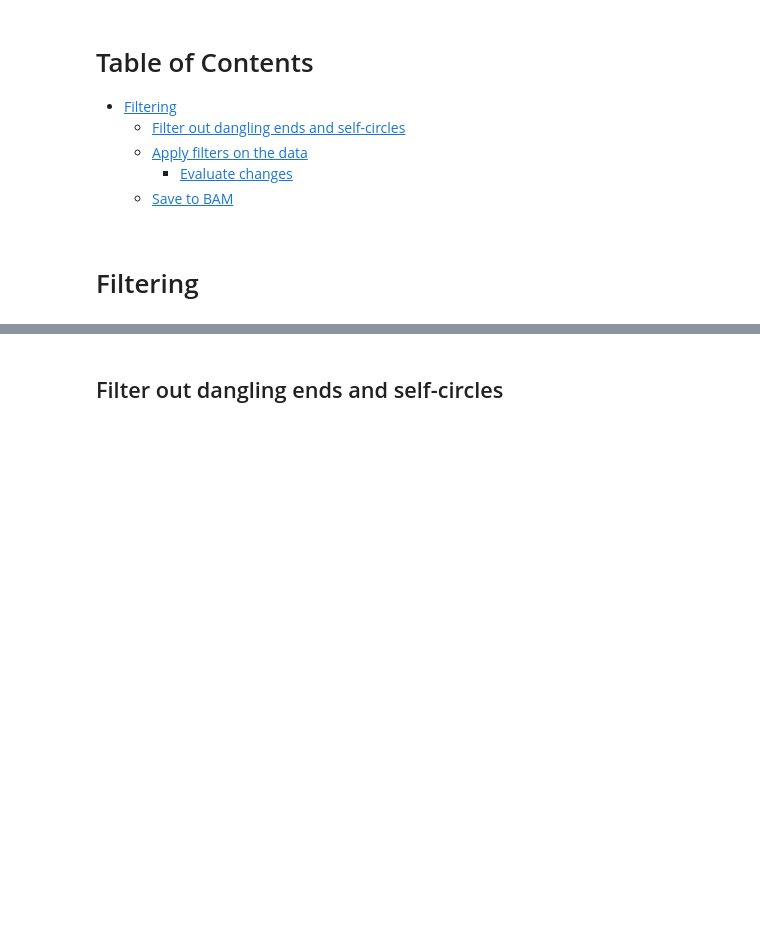
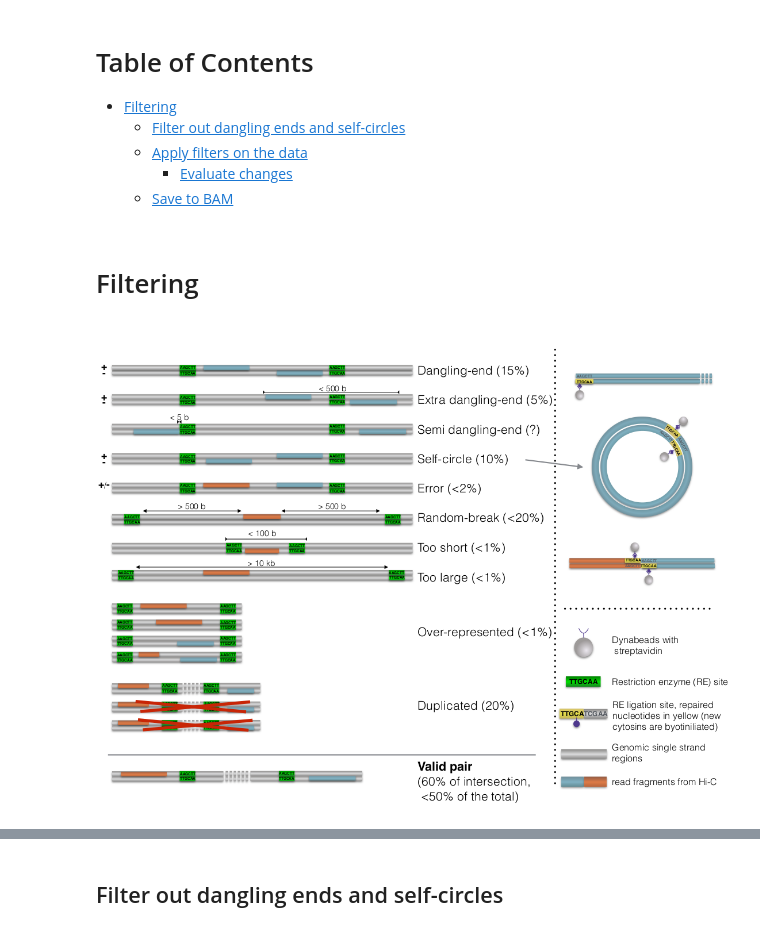
Before and after one commit to 3DGenomes/3DAROC, a Jupyter notebook: Notebooks/03-Filtering mapped reads.ipynb, the cells around one changed output, grey strips where cells are left out. Saved outputs shown, nothing was run; the diff lists cells and outputs as text; code cells hidden in the pictures; blank space fills up the shorter version.

```diff
--- a/Notebooks/03-Filtering mapped reads.ipynb
+++ b/Notebooks/03-Filtering mapped reads.ipynb
@@ -3,3 +3,8 @@
 <div class="toc" style="margin-top: 1em;"><ul class="toc-item"><li><span><a href="#Filtering" data-toc-modified-id="Filtering-1">Filtering</a></span><ul class="toc-item"><li><span><a href="#Filter-out-dangling-ends-and-self-circles" data-toc-modified-id="Filter-out-dangling-ends-and-self-circles-1.1">Filter out dangling ends and self-circles</a></span></li><li><span><a href="#Apply-filters-on-the-data" data-toc-modified-id="Apply-filters-on-the-data-1.2">Apply filters on the data</a></span><ul class="toc-item"><li><span><a href="#Evaluate-changes" data-toc-modified-id="Evaluate-changes-1.2.1">Evaluate changes</a></span></li></ul></li><li><span><a href="#Save-to-BAM" data-toc-modified-id="Save-to-BAM-1.3">Save to BAM</a></span></li></ul></li></ul></div>
 # %% [markdown]
 # Filtering
+# %%
+from IPython.display import Image
+Image(filename='images/filters.png')
+# %% [output]
+[figure, added]
```
Also changed, not shown: parts of 1 cell of this notebook, 3 other files.
